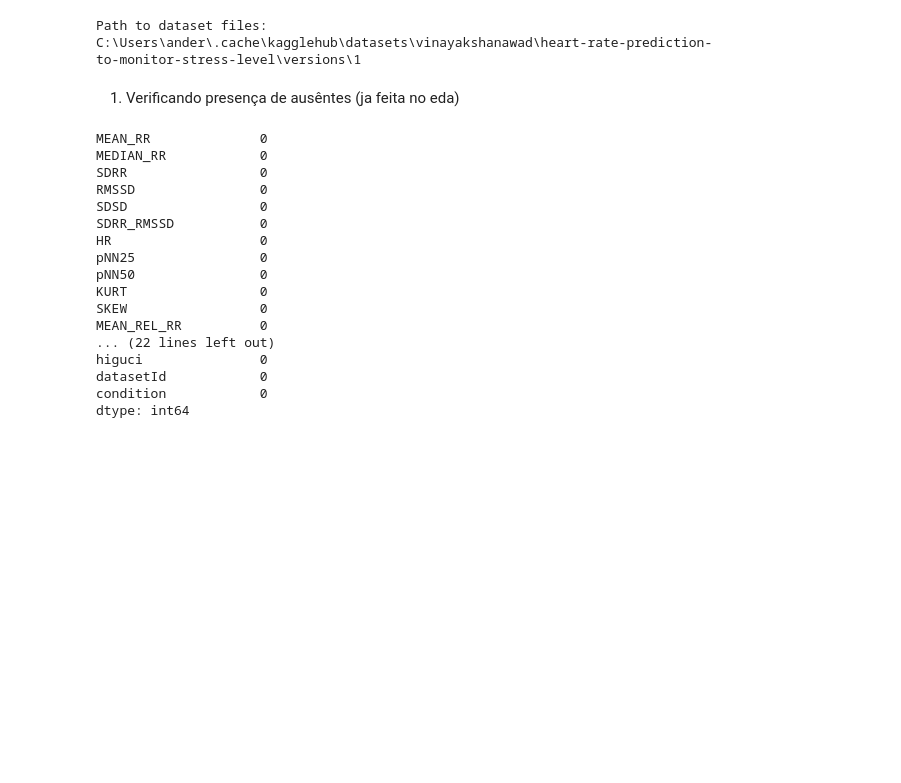
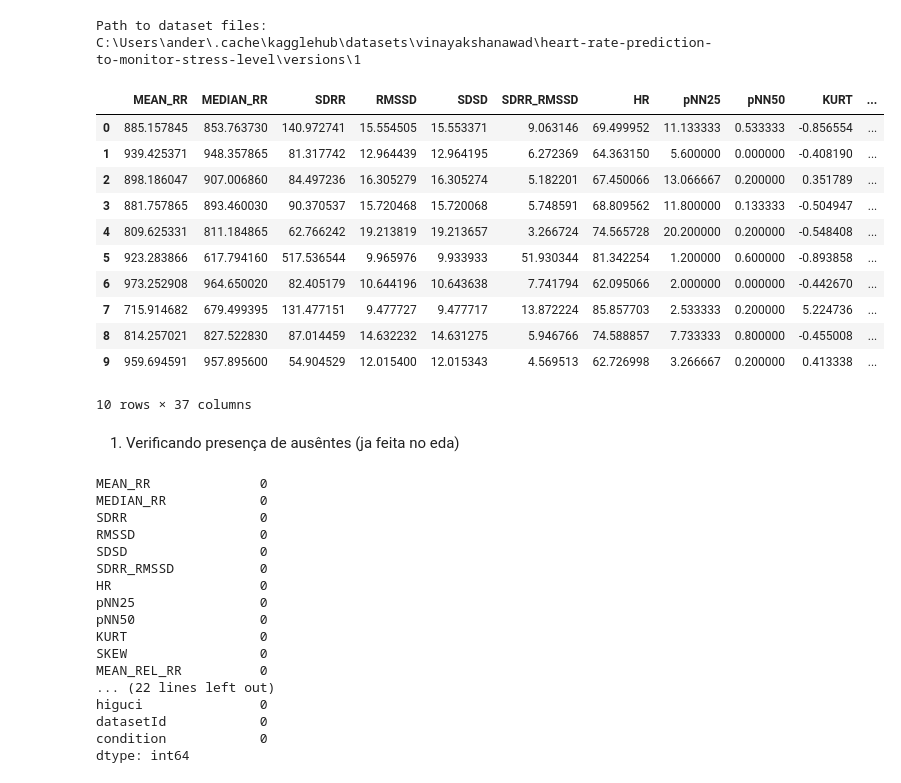
Before and after one commit to andersonmoura-cn/Disciplina-ICA, a Jupyter notebook: src/pca.ipynb, the cells around one changed output. Saved outputs shown, nothing was run; the diff lists cells and outputs as text; code cells hidden in the pictures; blank space fills up the shorter version.

```diff
--- a/src/pca.ipynb
+++ b/src/pca.ipynb
@@ -33,6 +33,21 @@ df_train_p1 = df_train_time.merge(df_train_freq, on='uuid', how='inner',validate
 df_train = df_train_p1.merge(df_train_nonL, on='uuid', how='inner',validate='one_to_one')
 # %%
 df = df_train.copy()
+# %%
+df.head(10)
+# %% [output]
+|  | MEAN_RR | MEDIAN_RR | SDRR | RMSSD | SDSD | SDRR_RMSSD | HR | pNN25 | pNN50 | KURT | ... |
+| 0 | 885.157845 | 853.763730 | 140.972741 | 15.554505 | 15.553371 | 9.063146 | 69.499952 | 11.133333 | 0.533333 | -0.856554 | ... |
+| 1 | 939.425371 | 948.357865 | 81.317742 | 12.964439 | 12.964195 | 6.272369 | 64.363150 | 5.600000 | 0.000000 | -0.408190 | ... |
+| 2 | 898.186047 | 907.006860 | 84.497236 | 16.305279 | 16.305274 | 5.182201 | 67.450066 | 13.066667 | 0.200000 | 0.351789 | ... |
+| 3 | 881.757865 | 893.460030 | 90.370537 | 15.720468 | 15.720068 | 5.748591 | 68.809562 | 11.800000 | 0.133333 | -0.504947 | ... |
+| 4 | 809.625331 | 811.184865 | 62.766242 | 19.213819 | 19.213657 | 3.266724 | 74.565728 | 20.200000 | 0.200000 | -0.548408 | ... |
+| 5 | 923.283866 | 617.794160 | 517.536544 | 9.965976 | 9.933933 | 51.930344 | 81.342254 | 1.200000 | 0.600000 | -0.893858 | ... |
+| 6 | 973.252908 | 964.650020 | 82.405179 | 10.644196 | 10.643638 | 7.741794 | 62.095066 | 2.000000 | 0.000000 | -0.442670 | ... |
+| 7 | 715.914682 | 679.499395 | 131.477151 | 9.477727 | 9.477717 | 13.872224 | 85.857703 | 2.533333 | 0.200000 | 5.224736 | ... |
+| 8 | 814.257021 | 827.522830 | 87.014459 | 14.632232 | 14.631275 | 5.946766 | 74.588857 | 7.733333 | 0.800000 | -0.455008 | ... |
+| 9 | 959.694591 | 957.895600 | 54.904529 | 12.015400 | 12.015343 | 4.569513 | 62.726998 | 3.266667 | 0.200000 | 0.413338 | ... |
+10 rows × 37 columns
 # %% [markdown]
 1. Verificando presença de ausêntes (ja feita no eda)
 # %%
```
Also changed, not shown: parts of 14 cells of this notebook.
